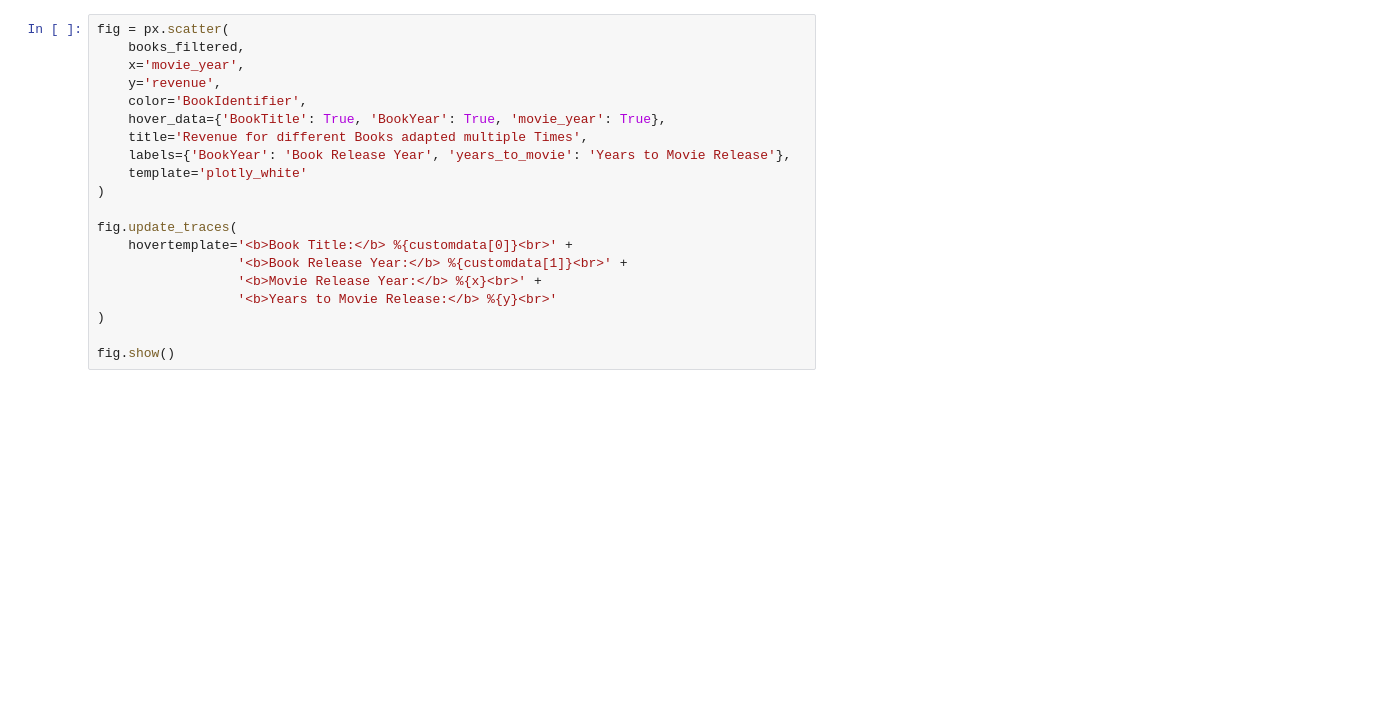
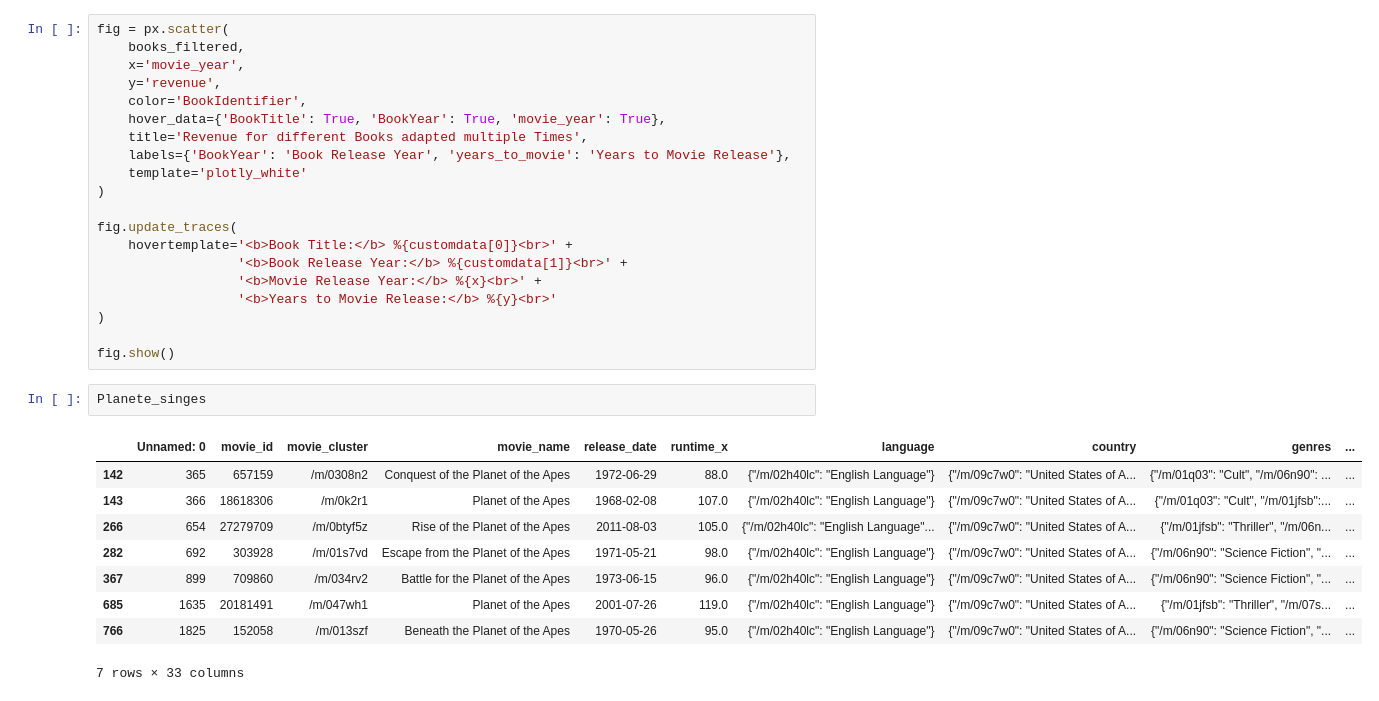
Before and after one commit to epfl-ada/ada-2024-project-datadruids, a Jupyter notebook: src/multiple_adaptations.ipynb, the cells around one changed output. Drawn from its saved outputs; the diff is of its cells as text; blank space fills up the shorter version.

```diff
--- a/src/multiple_adaptations.ipynb
+++ b/src/multiple_adaptations.ipynb
@@ -87,3 +87,15 @@ fig.update_traces(
 )
 
 fig.show()
+# %%
+Planete_singes
+# %% [output]
+|  | Unnamed: 0 | movie_id | movie_cluster | movie_name | release_date | runtime_x | language | country | genres | ... |
+| 142 | 365 | 657159 | /m/0308n2 | Conquest of the Planet of the Apes | 1972-06-29 | 88.0 | {"/m/02h40lc": "English Language"} | {"/m/09c7w0": "United States of A... | {"/m/01q03": "Cult", "/m/06n90": ... | ... |
+| 143 | 366 | 18618306 | /m/0k2r1 | Planet of the Apes | 1968-02-08 | 107.0 | {"/m/02h40lc": "English Language"} | {"/m/09c7w0": "United States of A... | {"/m/01q03": "Cult", "/m/01jfsb":... | ... |
+| 266 | 654 | 27279709 | /m/0btyf5z | Rise of the Planet of the Apes | 2011-08-03 | 105.0 | {"/m/02h40lc": "English Language"... | {"/m/09c7w0": "United States of A... | {"/m/01jfsb": "Thriller", "/m/06n... | ... |
+| 282 | 692 | 303928 | /m/01s7vd | Escape from the Planet of the Apes | 1971-05-21 | 98.0 | {"/m/02h40lc": "English Language"} | {"/m/09c7w0": "United States of A... | {"/m/06n90": "Science Fiction", "... | ... |
+| 367 | 899 | 709860 | /m/034rv2 | Battle for the Planet of the Apes | 1973-06-15 | 96.0 | {"/m/02h40lc": "English Language"} | {"/m/09c7w0": "United States of A... | {"/m/06n90": "Science Fiction", "... | ... |
+| 685 | 1635 | 20181491 | /m/047wh1 | Planet of the Apes | 2001-07-26 | 119.0 | {"/m/02h40lc": "English Language"} | {"/m/09c7w0": "United States of A... | {"/m/01jfsb": "Thriller", "/m/07s... | ... |
+| 766 | 1825 | 152058 | /m/013szf | Beneath the Planet of the Apes | 1970-05-26 | 95.0 | {"/m/02h40lc": "English Language"} | {"/m/09c7w0": "United States of A... | {"/m/06n90": "Science Fiction", "... | ... |
+7 rows × 33 columns
```
Also changed, not shown: parts of 1 cell of this notebook, 1 other file.
